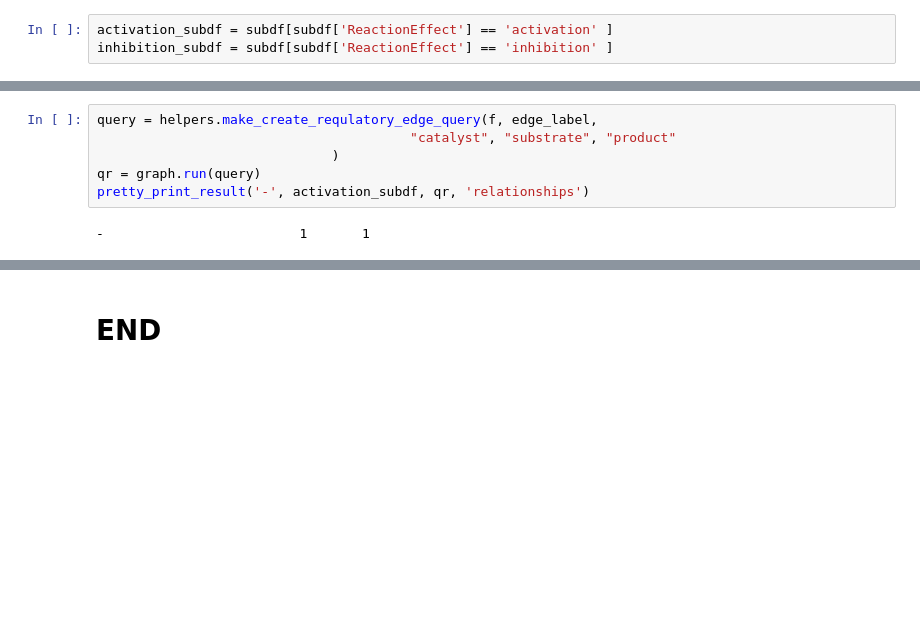
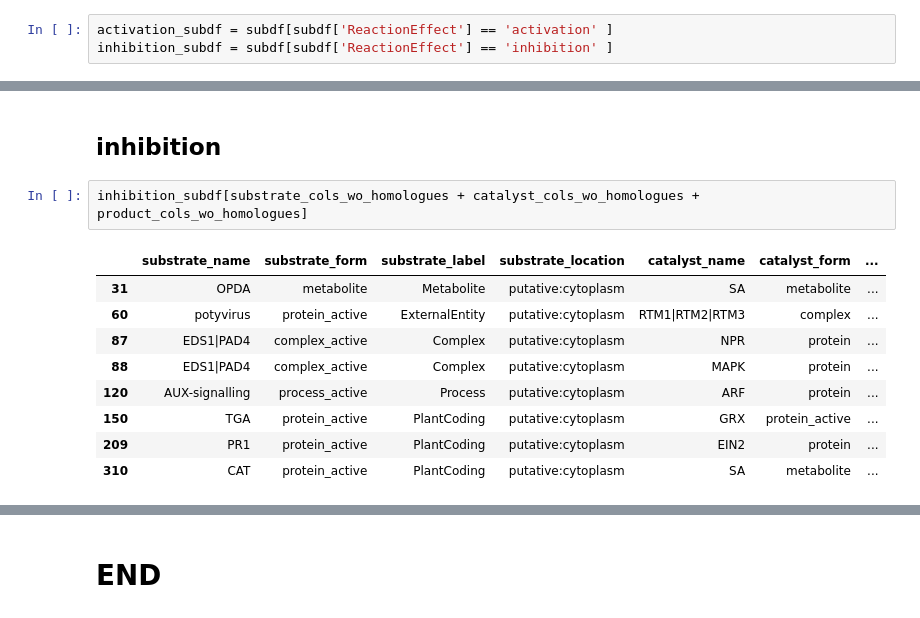
Before and after one commit to NIB-SI/skm-neo4j, a Jupyter notebook: work/p5-import-reactions.ipynb, the cells around one changed output, grey strips where cells are left out. Saved outputs shown, nothing was run; the diff lists cells and outputs as text; blank space fills up the shorter version.

```diff
--- a/work/p5-import-reactions.ipynb
+++ b/work/p5-import-reactions.ipynb
@@ -1181,9 +1383,15 @@ activation_subdf[want_cols].to_csv(f"../data/import/{f}", sep="\t", index=None)
-# %%
-query = helpers.make_create_requlatory_edge_query(f, edge_label,
-                                        "catalyst", "substrate", "product"
-                              )
-qr = graph.run(query)
-pretty_print_result('-', activation_subdf, qr, 'relationships')
-# %% [output]
--                         1       1
+# %% [markdown]
+## inhibition
+# %%
+inhibition_subdf[substrate_cols_wo_homologues + catalyst_cols_wo_homologues + product_cols_wo_homologues]
+# %% [output]
+|  | substrate_name | substrate_form | substrate_label | substrate_location | catalyst_name | catalyst_form | ... |
+| 31 | OPDA | metabolite | Metabolite | putative:cytoplasm | SA | metabolite | ... |
+| 60 | potyvirus | protein_active | ExternalEntity | putative:cytoplasm | RTM1|RTM2|RTM3 | complex | ... |
+| 87 | EDS1|PAD4 | complex_active | Complex | putative:cytoplasm | NPR | protein | ... |
+| 88 | EDS1|PAD4 | complex_active | Complex | putative:cytoplasm | MAPK | protein | ... |
+| 120 | AUX-signalling | process_active | Process | putative:cytoplasm | ARF | protein | ... |
+| 150 | TGA | protein_active | PlantCoding | putative:cytoplasm | GRX | protein_active | ... |
+| 209 | PR1 | protein_active | PlantCoding | putative:cytoplasm | EIN2 | protein | ... |
+| 310 | CAT | protein_active | PlantCoding | putative:cytoplasm | SA | metabolite | ... |
 # %%
```
Also changed, not shown: parts of 92 cells of this notebook, 2 other files.
